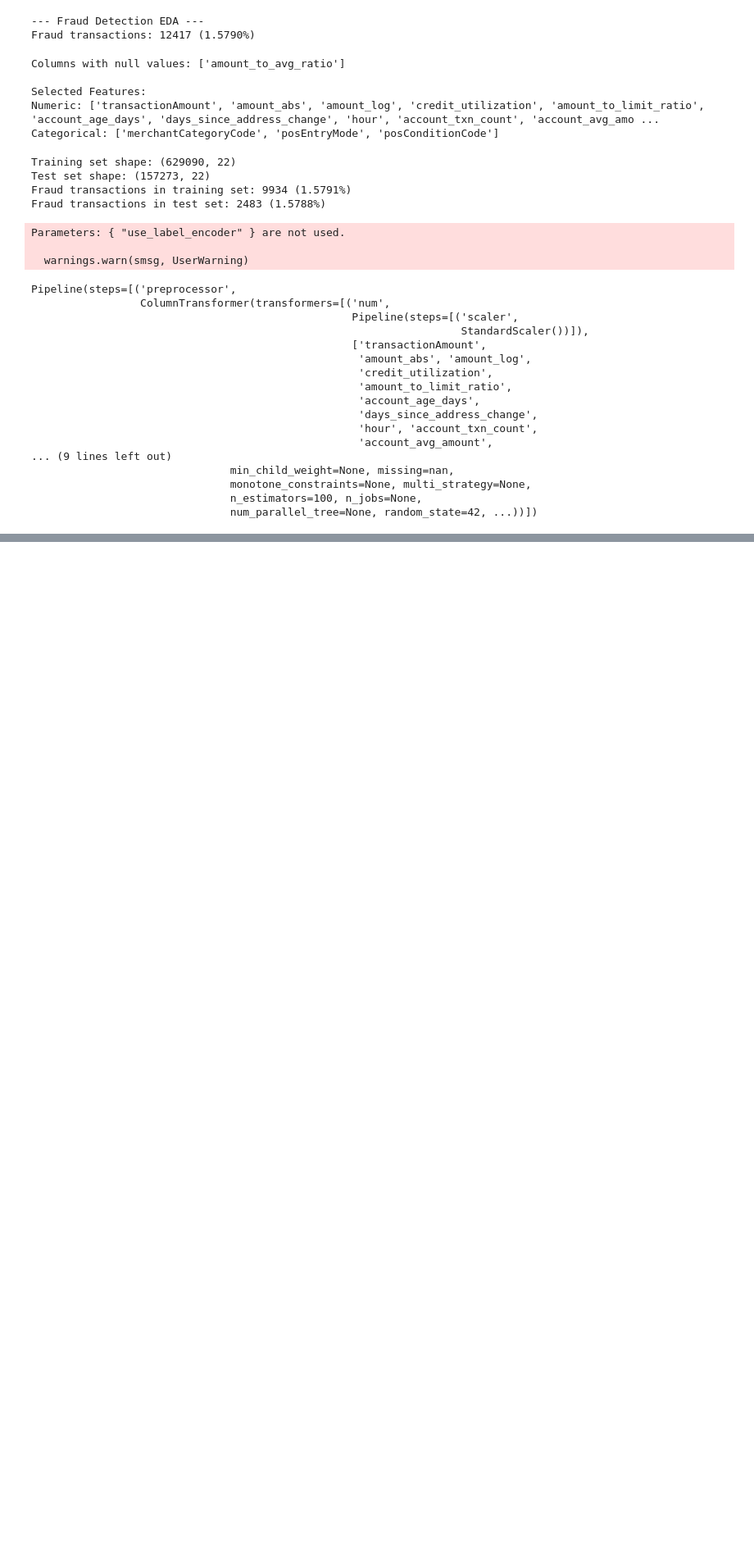
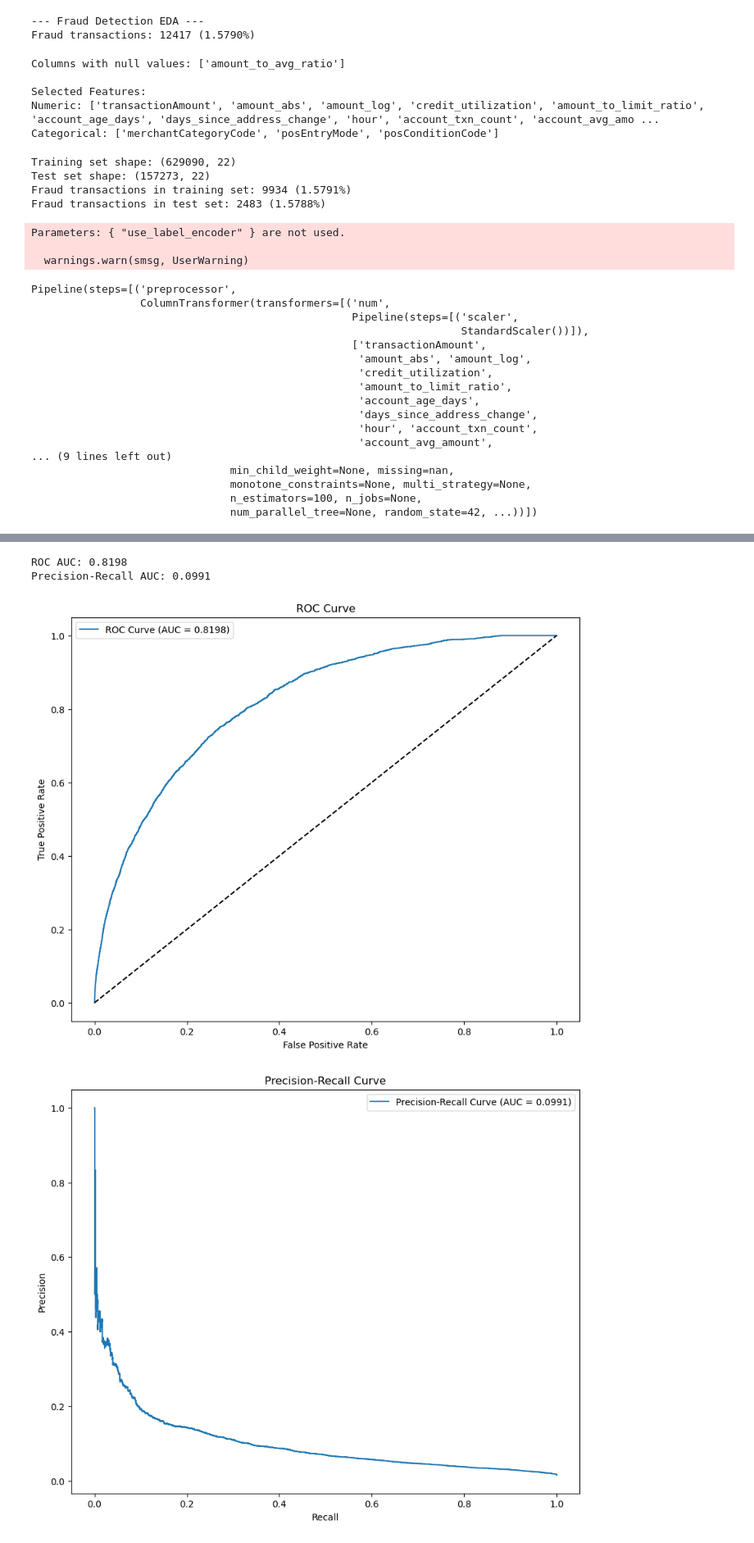
Before and after one commit to CassandraMaldonado/Deep-Dive-into-ML, a Jupyter notebook: Interview_Prep.ipynb, the cells around one changed output, grey strips where cells are left out. Shown at 82% size. Saved outputs shown, nothing was run; the diff lists cells and outputs as text; code cells hidden in the pictures; blank space fills up the shorter version.

```diff
--- a/Interview_Prep.ipynb
+++ b/Interview_Prep.ipynb
@@ -748,3 +748,11 @@ Pipeline(steps=[('preprocessor',
                                monotone_constraints=None, multi_strategy=None,
                                n_estimators=100, n_jobs=None,
                                num_parallel_tree=None, random_state=42, ...))])
+# %%
+# Predictions
+y_pred_proba = model.predict_proba(X_test)[:, 1]
+y_pred = model.predict(X_test)
+
+# Performance metrics
+print("\nClassification Report:")
+print(classification_report(y_test, y_pred))
@@ -750,0 +769,34 @@ Pipeline(steps=[('preprocessor',
+# %%
+# ROC AUC
+roc_auc = roc_auc_score(y_test, y_pred_proba)
+print(f"ROC AUC: {roc_auc:.4f}")
+
+# Precision-Recall AUC is more relevant for imbalanced classification
+precision, recall, thresholds = precision_recall_curve(y_test, y_pred_proba)
+pr_auc = auc(recall, precision)
+print(f"Precision-Recall AUC: {pr_auc:.4f}")
+
+# ROC curve
+plt.figure(figsize=(10, 8))
+fpr, tpr, _ = roc_curve(y_test, y_pred_proba)
+plt.plot(fpr, tpr, label=f'ROC Curve (AUC = {roc_auc:.4f})')
+plt.plot([0, 1], [0, 1], 'k--')
+plt.xlabel('False Positive Rate')
+plt.ylabel('True Positive Rate')
+plt.title('ROC Curve')
+plt.legend()
+plt.show()
+
+# Precision-Recall curve
+plt.figure(figsize=(10, 8))
+plt.plot(recall, precision, label=f'Precision-Recall Curve (AUC = {pr_auc:.4f})')
+plt.xlabel('Recall')
+plt.ylabel('Precision')
+plt.title('Precision-Recall Curve')
+plt.legend()
+plt.show()
+# %% [output]
+ROC AUC: 0.8198
+Precision-Recall AUC: 0.0991
+[figure, added]
+[figure, added]
```
Also changed, not shown: parts of 9 cells of this notebook.
